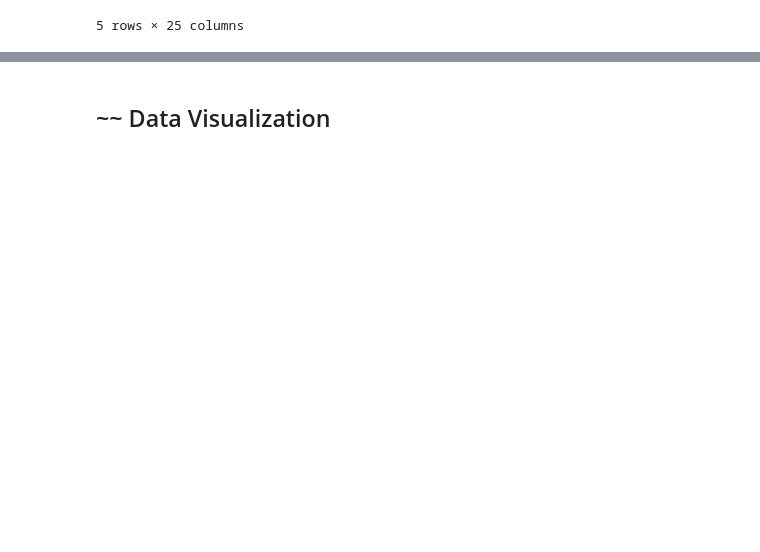
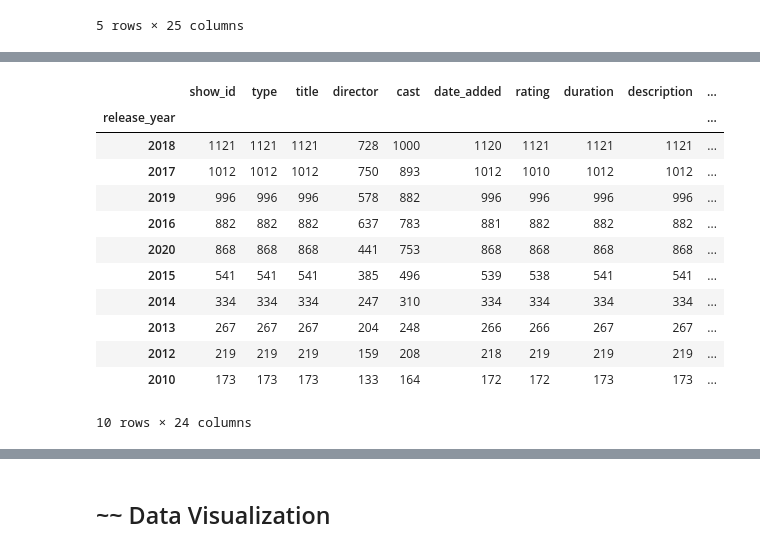
Before and after one commit to gulcan7414/uwa-dataanalytics-project1, a Jupyter notebook: project.ipynb, the cells around one changed output, grey strips where cells are left out. Drawn from its saved outputs; the diff is of its cells as text; code cells hidden in the pictures; blank space fills up the shorter version.

```diff
--- a/project.ipynb
+++ b/project.ipynb
@@ -199,0 +183,16 @@ df_Netflix_merged_country_genre[['type', 'country1','country2','country3']].loc[
+# %%
+df_Netflix_merged_country_genre.groupby(["release_year"]).count().sort_values(ascending=False, by='show_id').head(10)
+# %% [output]
+|  | show_id | type | title | director | cast | date_added | rating | duration | description | ... |
+| release_year |  |  |  |  |  |  |  |  |  | ... |
+| 2018 | 1121 | 1121 | 1121 | 728 | 1000 | 1120 | 1121 | 1121 | 1121 | ... |
+| 2017 | 1012 | 1012 | 1012 | 750 | 893 | 1012 | 1010 | 1012 | 1012 | ... |
+| 2019 | 996 | 996 | 996 | 578 | 882 | 996 | 996 | 996 | 996 | ... |
+| 2016 | 882 | 882 | 882 | 637 | 783 | 881 | 882 | 882 | 882 | ... |
+| 2020 | 868 | 868 | 868 | 441 | 753 | 868 | 868 | 868 | 868 | ... |
+| 2015 | 541 | 541 | 541 | 385 | 496 | 539 | 538 | 541 | 541 | ... |
+| 2014 | 334 | 334 | 334 | 247 | 310 | 334 | 334 | 334 | 334 | ... |
+| 2013 | 267 | 267 | 267 | 204 | 248 | 266 | 266 | 267 | 267 | ... |
+| 2012 | 219 | 219 | 219 | 159 | 208 | 218 | 219 | 219 | 219 | ... |
+| 2010 | 173 | 173 | 173 | 133 | 164 | 172 | 172 | 173 | 173 | ... |
+10 rows × 24 columns
```
Also changed, not shown: parts of 4 cells of this notebook.
